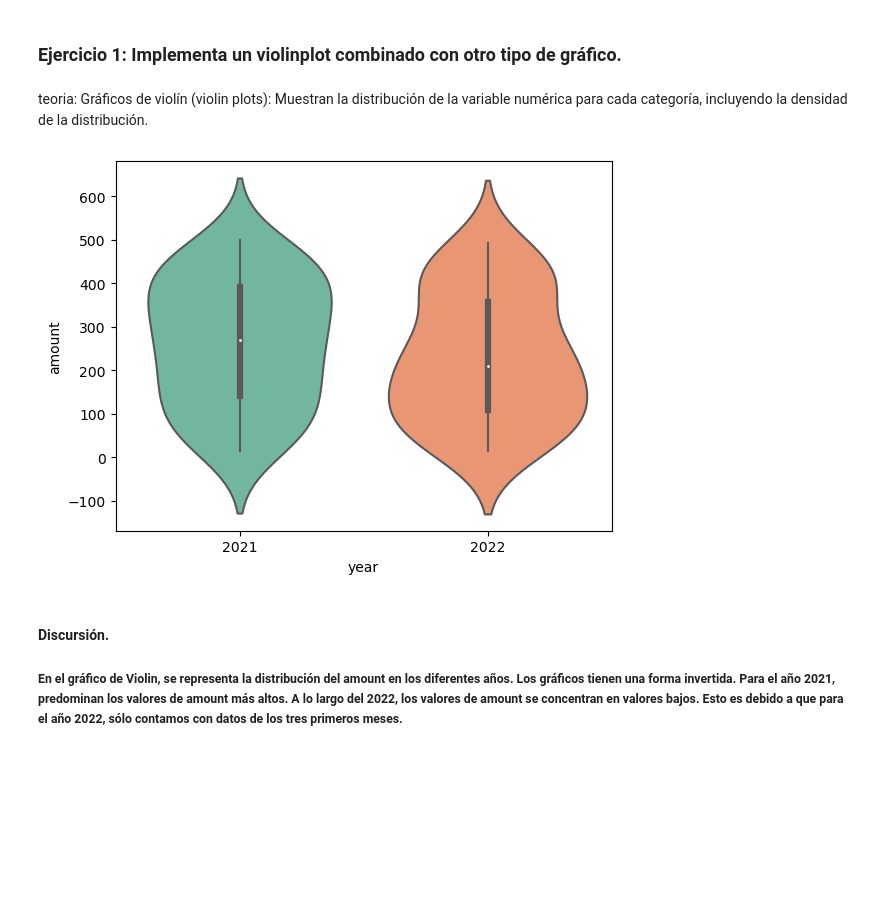
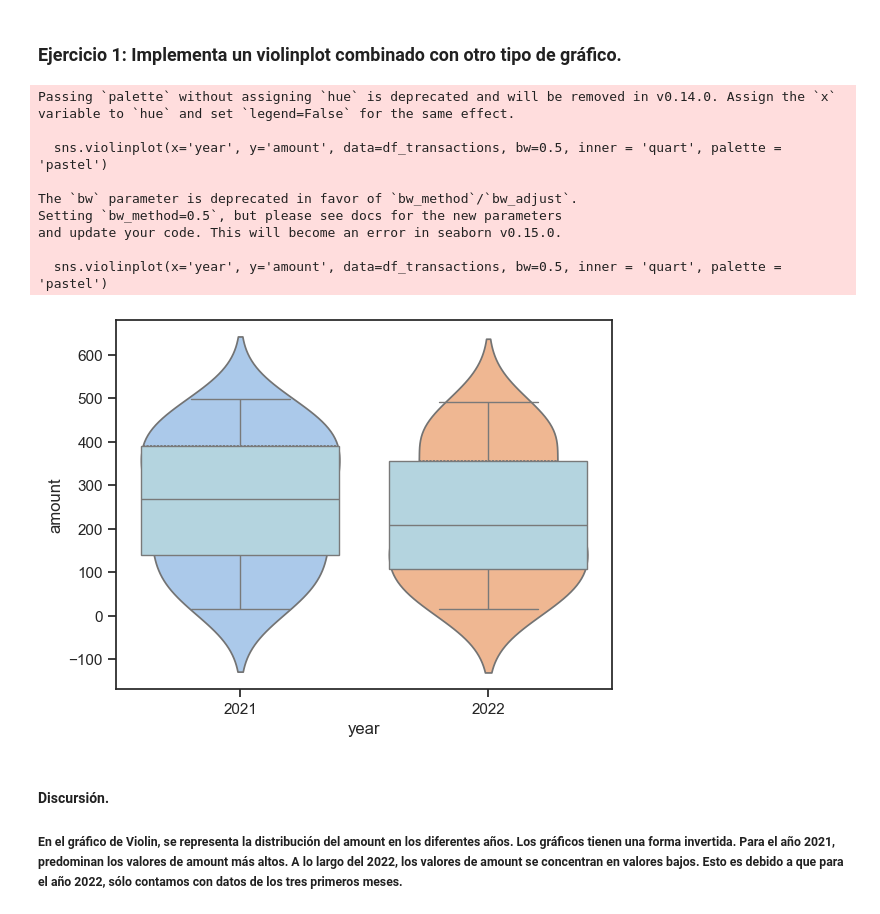
Before and after one commit to MCostal/Sprint8_1, a Jupyter notebook: Sprint8_1_entrega.ipynb, the cells around one changed output. Saved outputs shown, nothing was run; the diff lists cells and outputs as text; code cells hidden in the pictures; blank space fills up the shorter version.

```diff
--- a/Sprint8_1_entrega.ipynb
+++ b/Sprint8_1_entrega.ipynb
@@ -348,26 +306,27 @@ plt.show()
 # NIVEL 3
 # %% [markdown]
 ### Ejercicio 1: Implementa un violinplot combinado con otro tipo de gráfico.
-# %% [markdown]
-teoria: Gráficos de violín (violin plots): Muestran la distribución de la variable numérica para cada categoría, incluyendo la densidad de la distribución.
 # %%
-#info: https://python-charts.com/es/distribucion/grafico-violin-matplotlib/
-
-import numpy as np
-import pandas as pd
-import seaborn as sns
-import matplotlib.pyplot as plt
-
 # Selección de datos
 transactions = 'SELECT * FROM transactions;'
 df_transactions = pd.read_sql(transactions, operaciones)
 df_transactions['year']= df_transactions['dia_hora'].dt.year
 
 # Crear un violin plot
-violin = sns.violinplot(x='year', y='amount', data=df_transactions, bw=0.5, palette="Set2")
+sns.violinplot(x='year', y='amount', data=df_transactions, bw=0.5, inner = 'quart', palette = 'pastel')
+sns.boxplot(x='year', y='amount', data=df_transactions, showcaps=True, color = 'lightBlue')
 plt.show()
 # %% [output]
+Passing `palette` without assigning `hue` is deprecated and will be removed in v0.14.0. Assign the `x` variable to `hue` and set `legend=False` for the same effect.
+
+  sns.violinplot(x='year', y='amount', data=df_transactions, bw=0.5, inner = 'quart', palette = 'pastel')
+
+The `bw` parameter is deprecated in favor of `bw_method`/`bw_adjust`.
+Setting `bw_method=0.5`, but please see docs for the new parameters
+and update your code. This will become an error in seaborn v0.15.0.
+
+  sns.violinplot(x='year', y='amount', data=df_transactions, bw=0.5, inner = 'quart', palette = 'pastel')
-[figure, old version]
+[figure, new version]
 # %% [markdown]
 #### Discursión.
 
```
Also changed, not shown: parts of 23 cells of this notebook.
